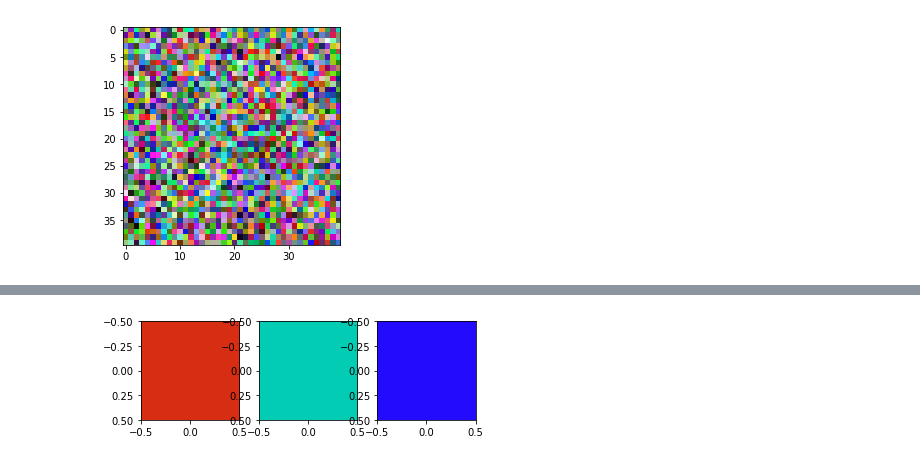
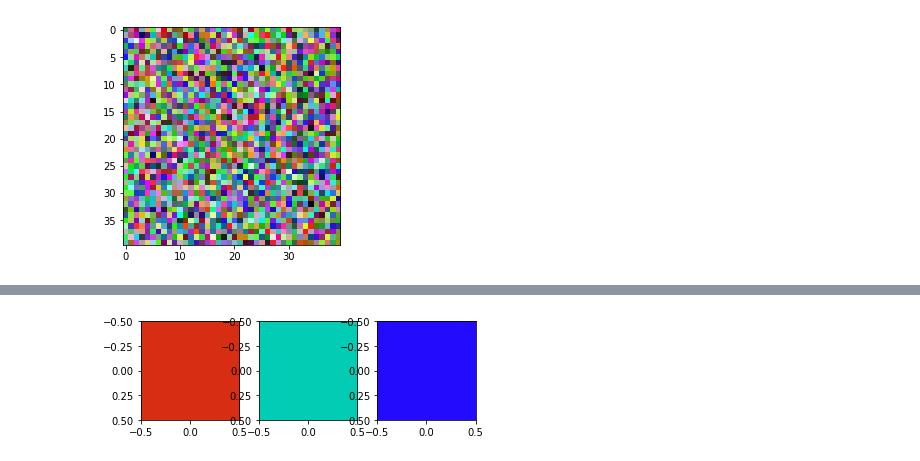
Before and after one commit to tcosmo/tcosmo.github.io, a Jupyter notebook: assets/soms/code/SOM.ipynb, the cells around one changed output, grey strips where cells are left out. Drawn from its saved outputs; the diff is of its cells as text; code cells hidden in the pictures.

```diff
--- a/assets/soms/code/SOM.ipynb
+++ b/assets/soms/code/SOM.ipynb
@@ -10,21 +10,22 @@ import sklearn.datasets
 # %%
 fig = plt.figure()
 
 
 def f(x, y):
     return np.sin(x) + np.cos(y)
 
 img = np.zeros((40,40,3))
 im = plt.imshow(img, animated=True)
 
+inter = [np.random.random((40,40,3)) for i in range(200)]
 
 def updatefig(i):
     im.set_array(inter[i])
     return im,
 
 ani = animation.FuncAnimation(fig, updatefig, interval=400, frames=50, blit=True)
 # %% [output]
-[figure, old version]
+[figure, new version]
 # %%
 HTML(ani.to_html5_video())
 # %% [output]
```
Also changed, not shown: 5 other files.
